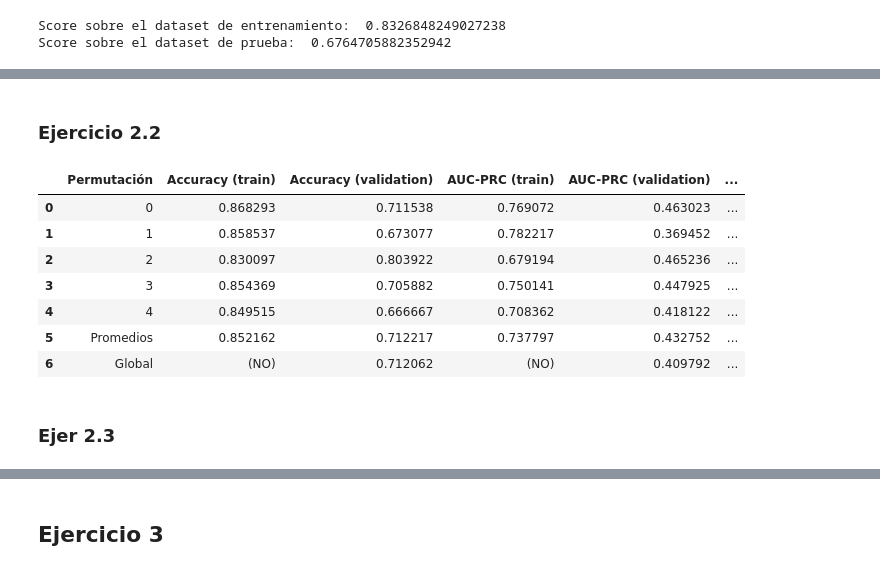
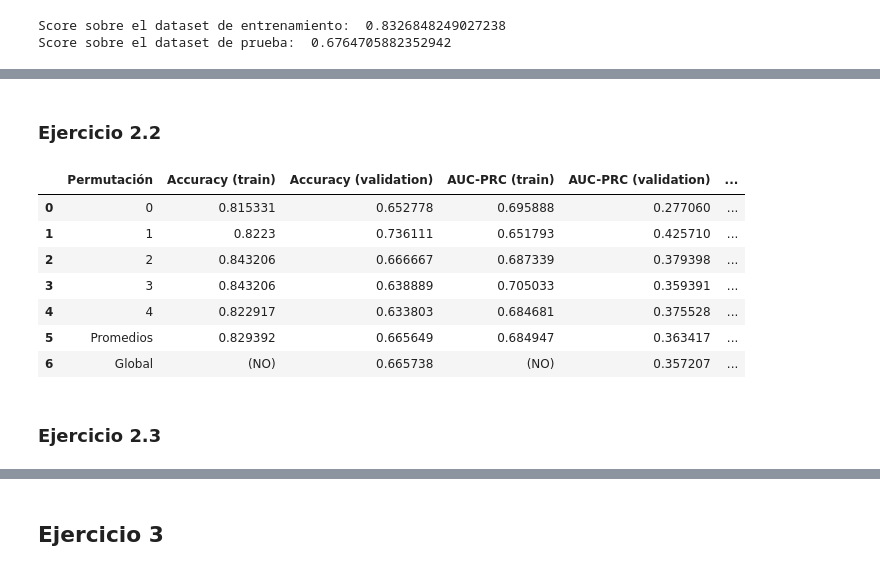
Before and after one commit to mariok99/tp, a Jupyter notebook: sol.ipynb, the cells around one changed output, grey strips where cells are left out. Drawn from its saved outputs; the diff is of its cells as text; code cells hidden in the pictures.

```diff
--- a/sol.ipynb
+++ b/sol.ipynb
@@ -106,2 +157,0 @@ dibujar_arbol(tree_1)
-# %% [markdown]
-### Ejercicio 2.2
@@ -159,16 +158,21 @@ df_tabla.loc[len(df_tabla)] = [
+# %% [markdown]
+### Ejercicio 2.2
 # %%
-df_tabla
+tree = DecisionTreeClassifier(max_depth=3, random_state=SEED)
+X_train, y_train = df.drop(columns=['target']), df['target']
+
+stratifiedKFoldCV(tree, X_train, y_train, stratifiedKFold)
 # %% [output]
 |  | Permutación | Accuracy (train) | Accuracy (validation) | AUC-PRC (train) | AUC-PRC (validation) | ... |
-| 0 | 0 | 0.868293 | 0.711538 | 0.769072 | 0.463023 | ... |
-| 1 | 1 | 0.858537 | 0.673077 | 0.782217 | 0.369452 | ... |
-| 2 | 2 | 0.830097 | 0.803922 | 0.679194 | 0.465236 | ... |
-| 3 | 3 | 0.854369 | 0.705882 | 0.750141 | 0.447925 | ... |
-| 4 | 4 | 0.849515 | 0.666667 | 0.708362 | 0.418122 | ... |
-| 5 | Promedios | 0.852162 | 0.712217 | 0.737797 | 0.432752 | ... |
-| 6 | Global | (NO) | 0.712062 | (NO) | 0.409792 | ... |
+| 0 | 0 | 0.815331 | 0.652778 | 0.695888 | 0.277060 | ... |
+| 1 | 1 | 0.8223 | 0.736111 | 0.651793 | 0.425710 | ... |
+| 2 | 2 | 0.843206 | 0.666667 | 0.687339 | 0.379398 | ... |
+| 3 | 3 | 0.843206 | 0.638889 | 0.705033 | 0.359391 | ... |
+| 4 | 4 | 0.822917 | 0.633803 | 0.684681 | 0.375528 | ... |
+| 5 | Promedios | 0.829392 | 0.665649 | 0.684947 | 0.363417 | ... |
+| 6 | Global | (NO) | 0.665738 | (NO) | 0.357207 | ... |
 # %% [markdown]
-### Ejer 2.3
+### Ejercicio 2.3
 # %%
 def grid_search_tree(X_train, y_train, param_grid={'max_depth': [3,5,None], 'criterion': ['gini', 'entropy']}, metric='accuracy'):
     grid = ParameterGrid(param_grid)
```
Also changed, not shown: parts of 15 cells of this notebook.
